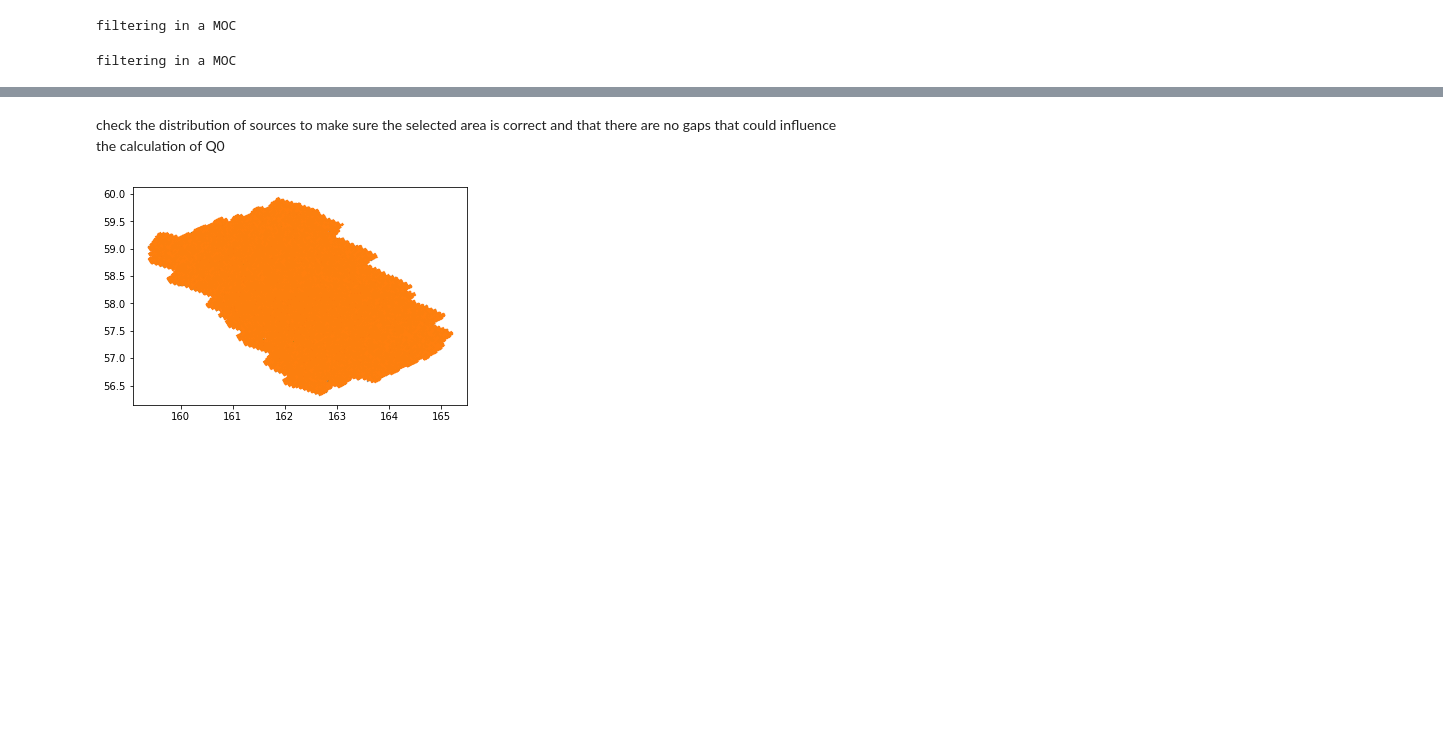
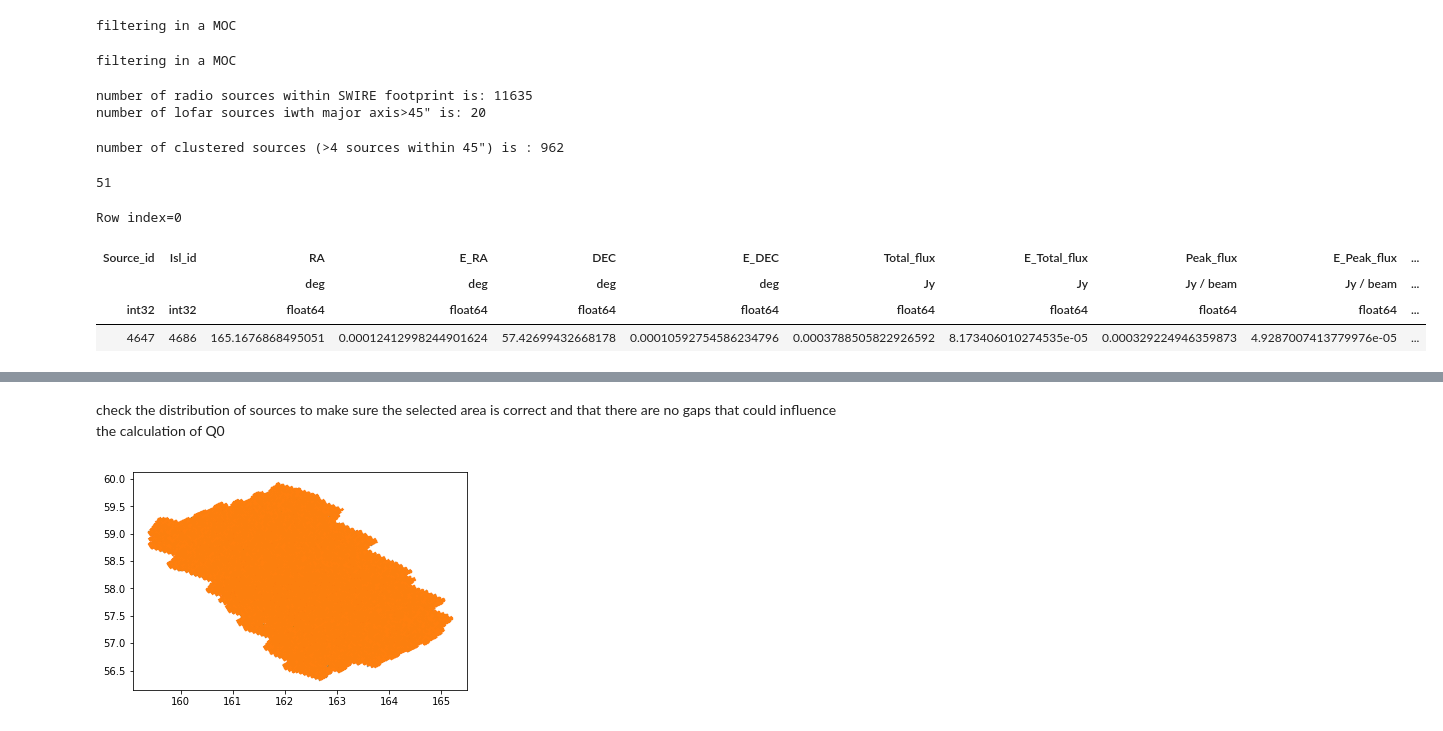
Before and after one commit to me322Physics/FIR-group, a Jupyter notebook: Ian/lr/lofar_crossmatch.ipynb, the cells around one changed output, grey strips where cells are left out. Cells and saved outputs as stored; diff of their text form; code cells hidden in the pictures; blank space fills up the shorter version.

Commit message:
changed lofar_crossmatch in LR folder

```diff
--- a/Ian/lr/lofar_crossmatch.ipynb
+++ b/Ian/lr/lofar_crossmatch.ipynb
@@ -70,3 +73,9 @@ lofar_coords = SkyCoord(lofar['RA'],
                        lofar['DEC'],
                        unit=(u.deg, u.deg),
                        frame='icrs')
+# %%
+print('number of radio sources within SWIRE footprint is: {}'.format(len(lofar)))
+print('number of lofar sources iwth major axis>45" is: {}'.format(np.sum(lofar['Maj']*3600>45)))
+# %% [output]
+number of radio sources within SWIRE footprint is: 11635
+number of lofar sources iwth major axis>45" is: 20
@@ -73,3 +85,20 @@ lofar_coords = SkyCoord(lofar['RA'],
+# %%
+idx,counts = np.unique(idx_radio,return_counts=True)
+print('number of clustered sources (>4 sources within 45") is : {}'.format(np.sum(counts>3)))
+# %% [output]
+number of clustered sources (>4 sources within 45") is : 962
+# %%
+np.sum(lofar[counts>3]['S_Code']=='M')
+# %% [output]
+51
+# %%
+lofar[0]
+# %% [output]
+Row index=0
+| Source_id | Isl_id | RA | E_RA | DEC | E_DEC | Total_flux | E_Total_flux | Peak_flux | E_Peak_flux | ... |
+|  |  | deg | deg | deg | deg | Jy | Jy | Jy / beam | Jy / beam | ... |
+| int32 | int32 | float64 | float64 | float64 | float64 | float64 | float64 | float64 | float64 | ... |
+| 4647 | 4686 | 165.1676868495051 | 0.00012412998244901624 | 57.42699432668178 | 0.00010592754586234796 | 0.0003788505822926592 | 8.173406010274535e-05 | 0.000329224946359873 | 4.9287007413779976e-05 | ... |
 # %%
 opt_ir_num_both = (~np.isnan(opt_ir[opt_colname]) & ~np.isnan(opt_ir[ir_colname])) # number of sources detected in opt and ir
 opt_ir_num_opt = (~np.isnan(opt_ir[opt_colname]) & np.isnan(opt_ir[ir_colname])) # number of sources detected in opt only
```
Also changed, not shown: parts of 35 cells of this notebook.
